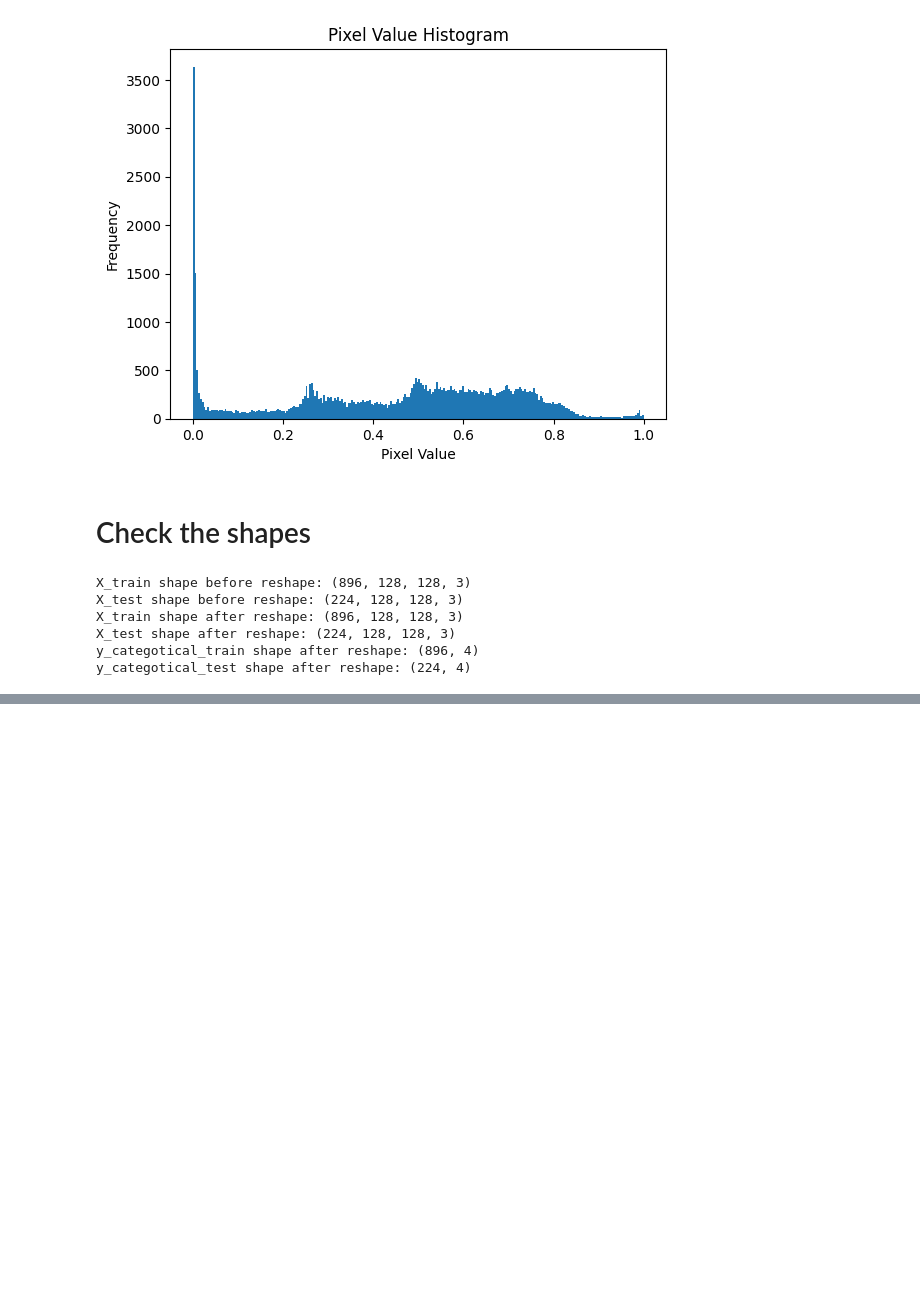
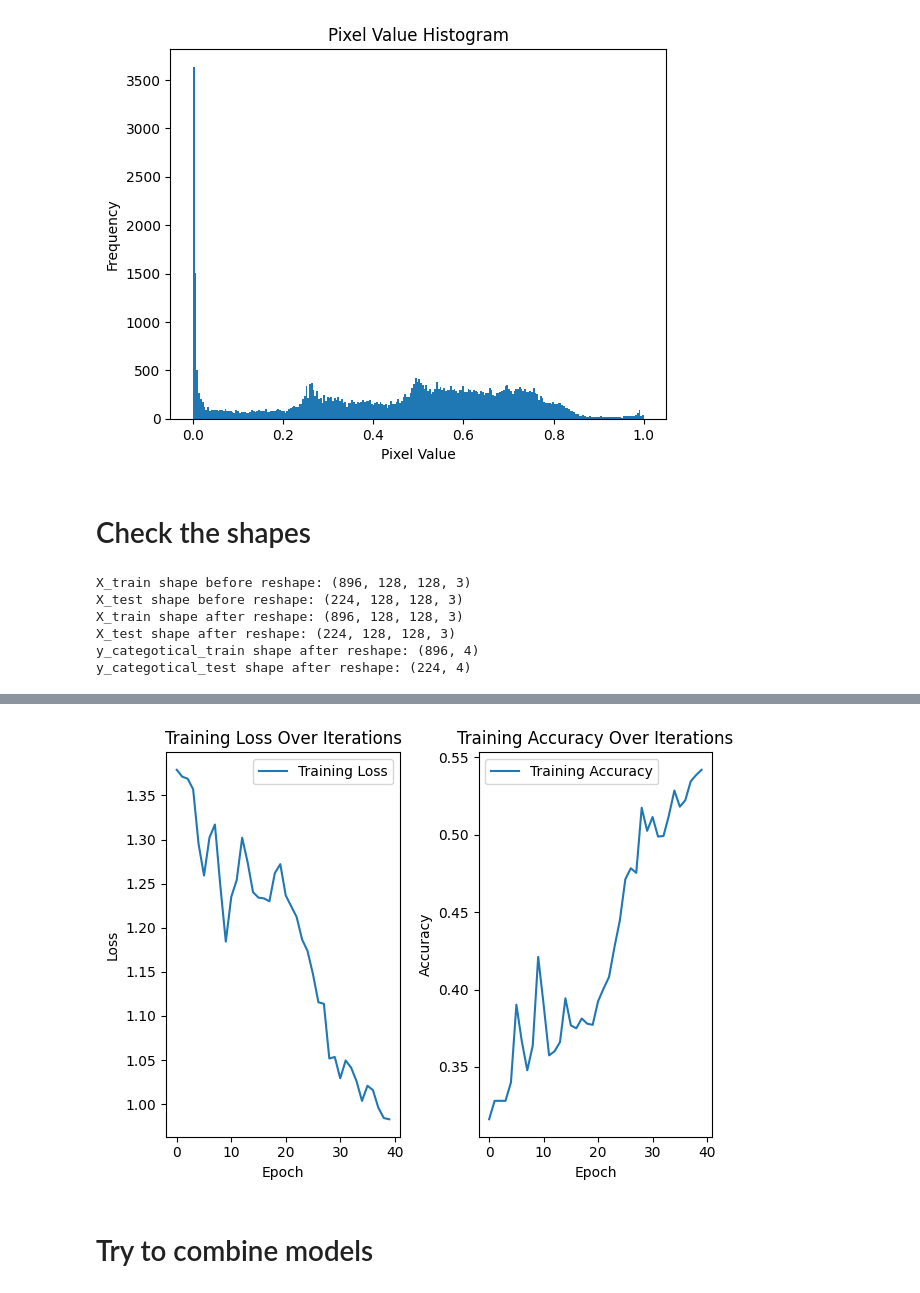
Before and after one commit to BjarkeKarlsen/mal12, a Jupyter notebook: O4/O4.ipynb, the cells around one changed output, grey strips where cells are left out. Drawn from its saved outputs; the diff is of its cells as text; code cells hidden in the pictures; blank space fills up the shorter version.

```diff
--- a/O4/O4.ipynb
+++ b/O4/O4.ipynb
@@ -285,0 +228,38 @@ for number in classified_numbers[:3]:
+# %%
+from sklearn.model_selection import StratifiedKFold
+
+folds = 4
+kfold = StratifiedKFold(n_splits=folds, shuffle=True, random_state=42)
+
+test_accuracies = []
+loss_per_fold = []
+train_losses = []
+train_accuracies = []
+
+for train, val in kfold.split(X_train, y_train.argmax(1)):
+    model = createModel()
+
+    X_train_kfold, x_val_kfold = X_train[train], X_train[val]
+    y_train_kfold, y_val_kfold = y_train[train], y_train[val]
+
+    history = model.fit(X_train_kfold, y_train_kfold, epochs=40, batch_size=64, verbose=0)
+
+    train_losses.append(history.history['loss'])
+    train_accuracies.append(history.history['accuracy'])
+
+    test_loss, test_accuracy = model.evaluate(X_test, y_test)
+    test_accuracies.append(test_accuracy)
+    loss_per_fold.append(test_loss)
+
+
+#avg_accuracy = np.mean(test_accuracy)
+
+print_Average(test_accuracy=test_accuracies, loss_per_fold=loss_per_fold)
+
+
+# Format data to np.array for easier use
+train_losses = np.array(train_losses)
+train_accuracies = np.array(train_accuracies)
+
+plot_training_metrics(train_losses, train_accuracies)
+# %% [output]
@@ -285,0 +276,3 @@ for number in classified_numbers[:3]:
+[figure, added]
+# %% [markdown]
+# Try to combine models
```
Also changed, not shown: parts of 15 cells of this notebook.
